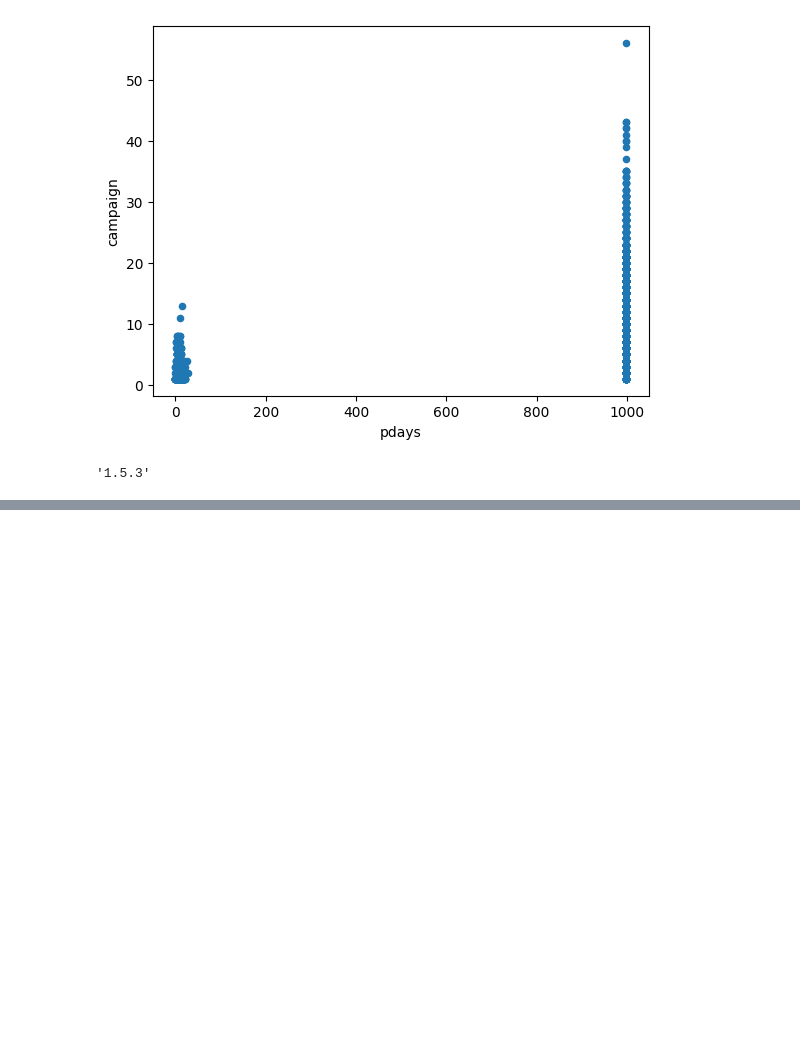
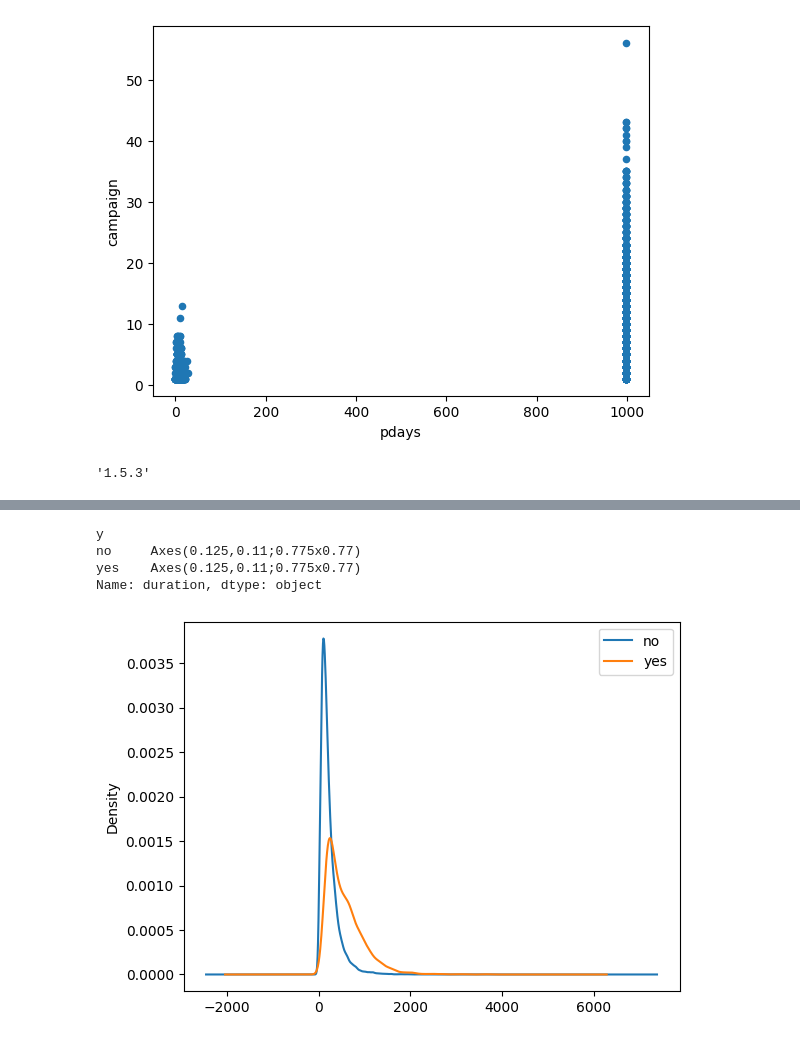
Before and after one commit to hfuhruhurr/effective-xgboost, a Jupyter notebook: dude.ipynb, the cells around one changed output, grey strips where cells are left out. Cells and saved outputs as stored; diff of their text form; code cells hidden in the pictures; blank space fills up the shorter version.

```diff
--- a/dude.ipynb
+++ b/dude.ipynb
@@ -198,0 +225,12 @@ bank.plot.scatter(x='pdays', y='campaign', logx=True, alpha=.1, c=bank.subscribe
+# %%
+(bank
+ .groupby('y')
+ .duration
+ .plot.density(legend=True)
+)
+# %% [output]
+y
+no     Axes(0.125,0.11;0.775x0.77)
+yes    Axes(0.125,0.11;0.775x0.77)
+Name: duration, dtype: object
+[figure, added]
```
Also changed, not shown: parts of 4 cells of this notebook.
